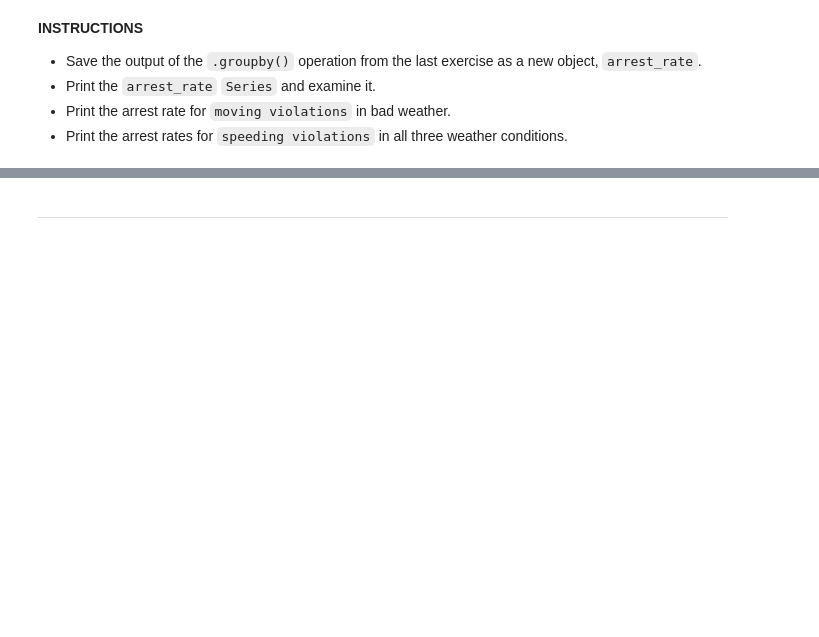
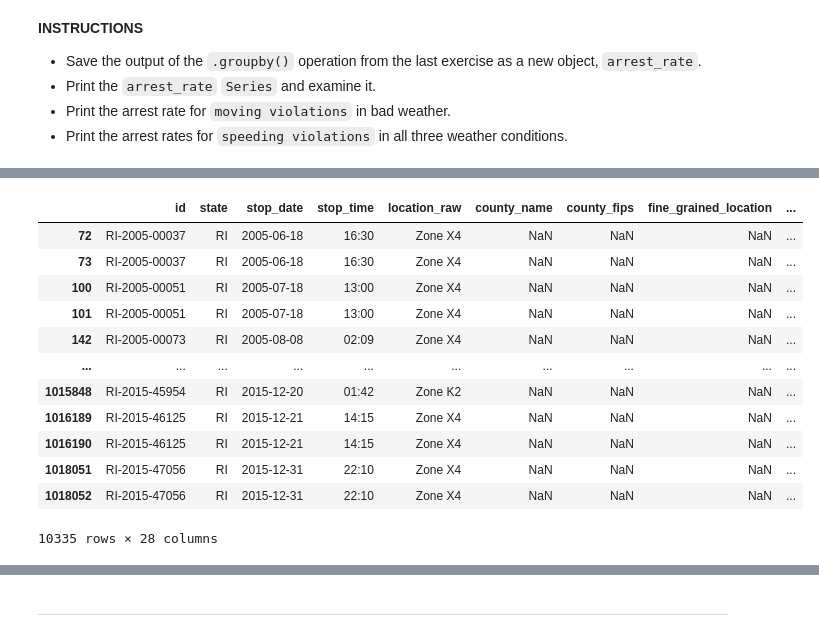
Before and after one commit to Ertugrul-Kurubal/Data-Analysis-With-Python-Projects, a Jupyter notebook: 04-Analyzing The Effect Of Weather On Policing (Student).ipynb, the cells around one changed output, grey strips where cells are left out. Saved outputs shown, nothing was run; the diff lists cells and outputs as text; code cells hidden in the pictures; blank space fills up the shorter version.

```diff
--- a/04-Analyzing The Effect Of Weather On Policing (Student).ipynb
+++ b/04-Analyzing The Effect Of Weather On Policing (Student).ipynb
@@ -586,3 +586,6 @@ In this exercise, you'll practice accessing data from a multi-indexed ``Series``
 - Print the ``arrest_rate`` ``Series`` and examine it.
 - Print the arrest rate for ``moving violations`` in bad weather.
 - Print the arrest rates for ``speeding violations`` in all three weather conditions.
+# %%
+arrest_rate = arrested_data
+arrest_rate
@@ -588,0 +606,16 @@ In this exercise, you'll practice accessing data from a multi-indexed ``Series``
+# %%
+arrest_rate[arrest_rate["violation"] == "Moving violation"]
+# %% [output]
+|  | id | state | stop_date | stop_time | location_raw | county_name | county_fips | fine_grained_location | ... |
+| 72 | RI-2005-00037 | RI | 2005-06-18 | 16:30 | Zone X4 | NaN | NaN | NaN | ... |
+| 73 | RI-2005-00037 | RI | 2005-06-18 | 16:30 | Zone X4 | NaN | NaN | NaN | ... |
+| 100 | RI-2005-00051 | RI | 2005-07-18 | 13:00 | Zone X4 | NaN | NaN | NaN | ... |
+| 101 | RI-2005-00051 | RI | 2005-07-18 | 13:00 | Zone X4 | NaN | NaN | NaN | ... |
+| 142 | RI-2005-00073 | RI | 2005-08-08 | 02:09 | Zone X4 | NaN | NaN | NaN | ... |
+| ... | ... | ... | ... | ... | ... | ... | ... | ... | ... |
+| 1015848 | RI-2015-45954 | RI | 2015-12-20 | 01:42 | Zone K2 | NaN | NaN | NaN | ... |
+| 1016189 | RI-2015-46125 | RI | 2015-12-21 | 14:15 | Zone X4 | NaN | NaN | NaN | ... |
+| 1016190 | RI-2015-46125 | RI | 2015-12-21 | 14:15 | Zone X4 | NaN | NaN | NaN | ... |
+| 1018051 | RI-2015-47056 | RI | 2015-12-31 | 22:10 | Zone X4 | NaN | NaN | NaN | ... |
+| 1018052 | RI-2015-47056 | RI | 2015-12-31 | 22:10 | Zone X4 | NaN | NaN | NaN | ... |
+10335 rows × 28 columns
```
Also changed, not shown: parts of 2 cells of this notebook.
